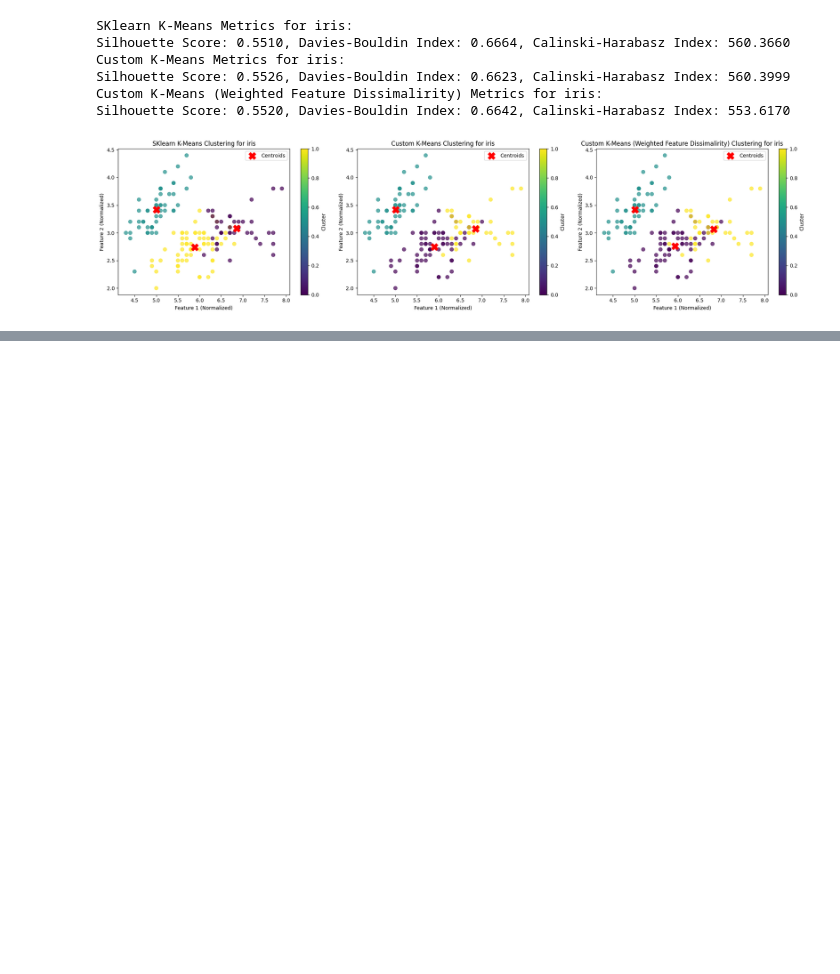
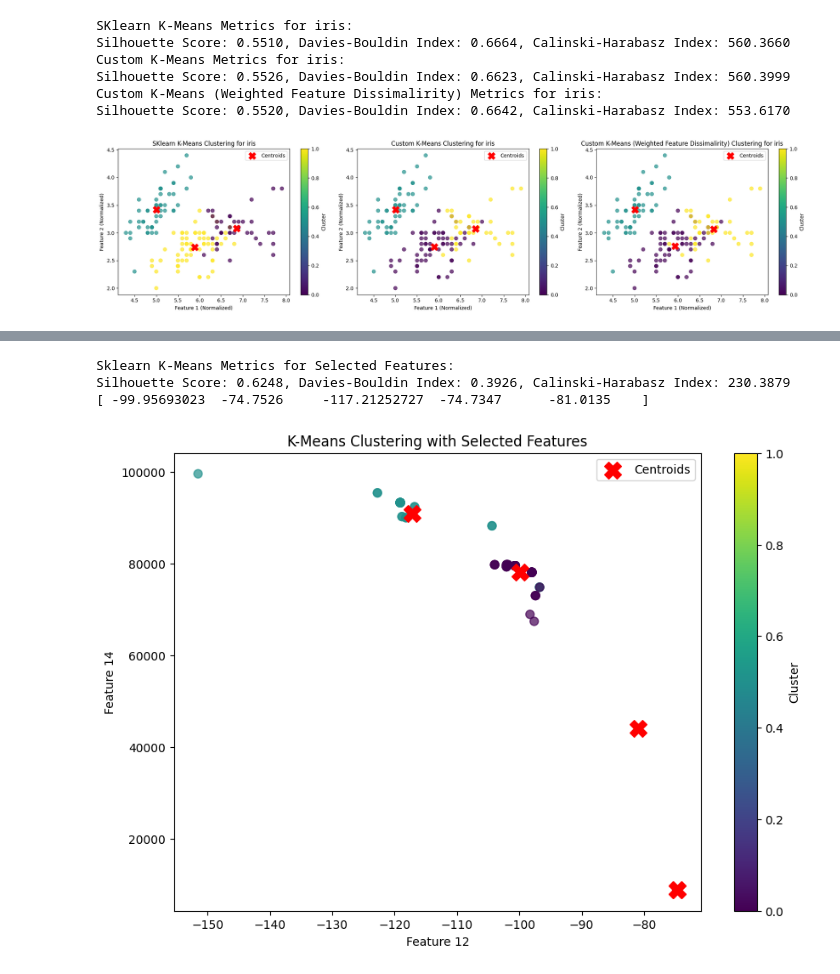
Before and after one commit to gideonpeters/comp6651-project, a Jupyter notebook: scripts/04-kmeans.ipynb, the cells around one changed output, grey strips where cells are left out. Cells and saved outputs as stored; diff of their text form; code cells hidden in the pictures; blank space fills up the shorter version.

```diff
--- a/scripts/04-kmeans.ipynb
+++ b/scripts/04-kmeans.ipynb
@@ -309,13 +314,17 @@ for name, (original_df, true_labels) in datasets.items():
 
     for k in k_range:
         # Custom KMeans
+        custom_start=time.time()
         custom_kmeans = CustomKMeans(n_clusters=k, max_iter=100, tol=1e-4, random_state=42)
         custom_kmeans.fit(X)
+        custom_time=time.time()-custom_start
         custom_labels = custom_kmeans.labels_
 
         # Sklearn KMeans
+        sklearn_start=time.time()
         sklearn_kmeans = SklearnKMeans(n_clusters=k, max_iter=100, tol=1e-4, random_state=42)
         sklearn_kmeans.fit(X)
+        sklearn_time=time.time()-sklearn_start
         sklearn_labels = sklearn_kmeans.labels_
 
         # Evaluate both implementations
@@ -332,6 +341,7 @@ for name, (original_df, true_labels) in datasets.items():
                 "adjusted_mutual_info_score": custom_metrics['adjusted_mutual_info_score'],
                 "mutual_info_score": custom_metrics['mutual_info_score'],
                 "labels": custom_labels,
+                "runtime": custom_time,
                 "centroids": custom_kmeans.centroids
             },
             "sklearn": {
@@ -342,6 +352,7 @@ for name, (original_df, true_labels) in datasets.items():
                 "adjusted_mutual_info_score": sklearn_metrics['adjusted_mutual_info_score'],
                 "mutual_info_score": sklearn_metrics['mutual_info_score'],
                 "labels": sklearn_labels,
+                "runtime": sklearn_time,
                 "centroids": sklearn_kmeans.cluster_centers_
             }
         }
@@ -659,0 +833,57 @@ Silhouette Score: 0.5520, Davies-Bouldin Index: 0.6642, Calinski-Harabasz Index:
+# %%
+df = datasets["global_earthquake"][0]
+
+# Step 2: Drop rows with NaNs in either 'alert' or numerical features
+num_cols = df.select_dtypes(include=[np.number]).columns.tolist()
+df = df.dropna(subset=["alert"] + num_cols)
+# print(df[num_cols].values)
+# Step 3: Extract X and true labels
+X = df[num_cols].values  # All numerical features
+true_labels = df["alert"].values
+
+# Step 1: Select the top 5 features based on dissimilarity
+selected_feature_indices = feature_selection_dissimilarity(X, method='correlation', num_features=5)
+
+X_selected = X[:, selected_feature_indices]  # Select only the top 5 features
+
+
+# Using sklearn's KMeans
+sklearn_kmeans = SklearnKMeans(n_clusters=5, max_iter=100, tol=1e-6, random_state=42)
+sklearn_kmeans.fit(X_selected)
+sklearn_labels = sklearn_kmeans.labels_
+
+# Evaluate clustering performance (you can use your custom evaluation function here)
+def evaluate_clustering(X, labels, true_labels=None):
+    # Example evaluation: You can replace with your actual evaluation function
+    from sklearn.metrics import silhouette_score, davies_bouldin_score, calinski_harabasz_score
+    metrics = {}
+    if true_labels is not None:
+        metrics['silhouette_score'] = silhouette_score(X, labels)
+        metrics['davies_bouldin_score'] = davies_bouldin_score(X, labels)
+        metrics['calinski_harabasz_score'] = calinski_harabasz_score(X, labels)
+    return metrics
+
+# Evaluate the clustering
+
+metrics = evaluate_clustering(X_selected, sklearn_labels, true_labels=true_labels)
+print(f"Sklearn K-Means Metrics for Selected Features:")
+print(f"Silhouette Score: {metrics['silhouette_score']:.4f}, Davies-Bouldin Index: {metrics['davies_bouldin_score']:.4f}, Calinski-Harabasz Index: {metrics['calinski_harabasz_score']:.4f}")
+
+
+
+print(sklearn_kmeans.cluster_centers_[:,0])
+# Plot the clustering results
+plt.figure(figsize=(10, 7))
+plt.scatter(X_selected[:, 0], X_selected[:, 1], c=sklearn_labels, cmap="viridis", s=50, alpha=0.7)
+plt.scatter(sklearn_kmeans.cluster_centers_[:, 0], sklearn_kmeans.cluster_centers_[:, 1], c="red", marker="X", s=200, label="Centroids")
+plt.title("K-Means Clustering with Selected Features")
+plt.xlabel(f"Feature {selected_feature_indices[0]}")
+plt.ylabel(f"Feature {selected_feature_indices[1]}")
+plt.legend()
+plt.colorbar(label="Cluster")
+plt.show()
+# %% [output]
+Sklearn K-Means Metrics for Selected Features:
+Silhouette Score: 0.6248, Davies-Bouldin Index: 0.3926, Calinski-Harabasz Index: 230.3879
+[ -99.95693023  -74.7526     -117.21252727  -74.7347      -81.0135    ]
+[figure, added]
```
Also changed, not shown: parts of 5 cells of this notebook, 3 other files.
